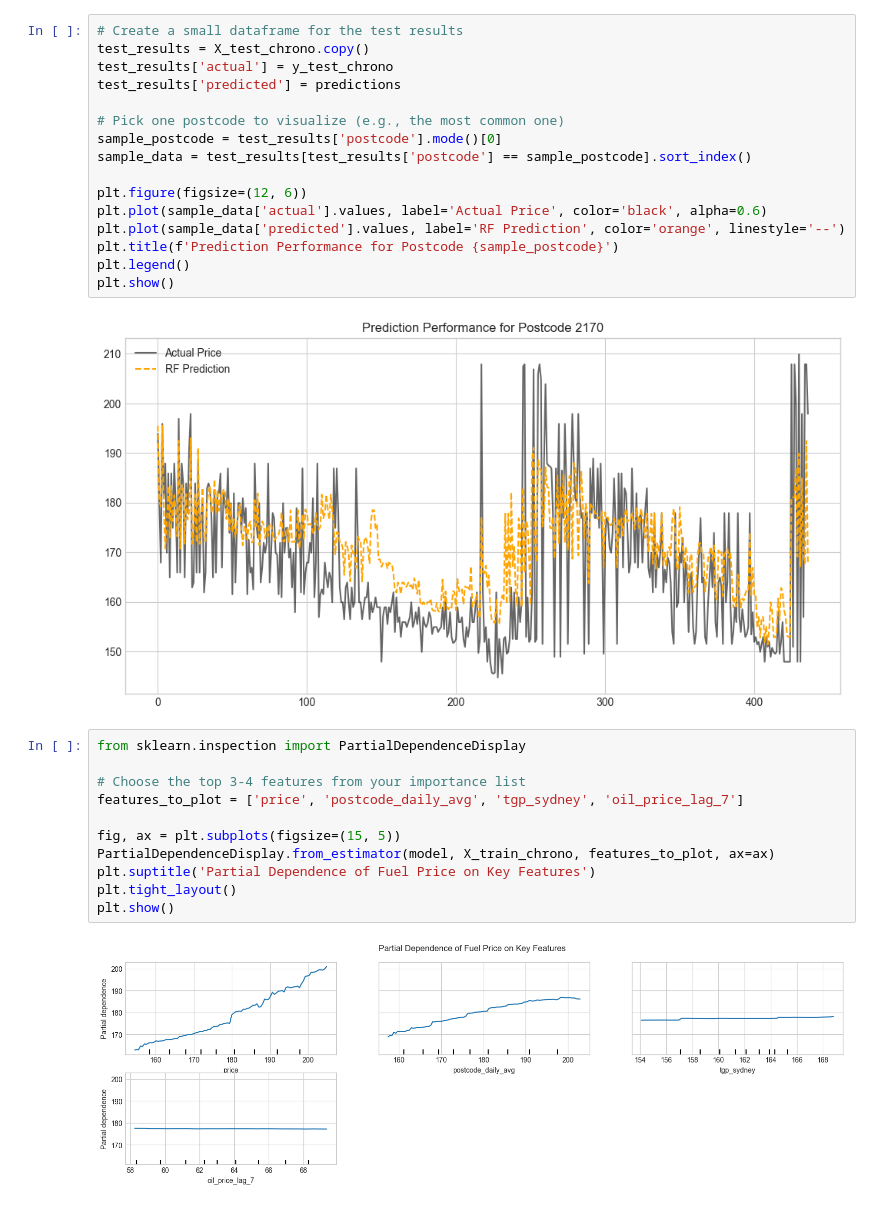
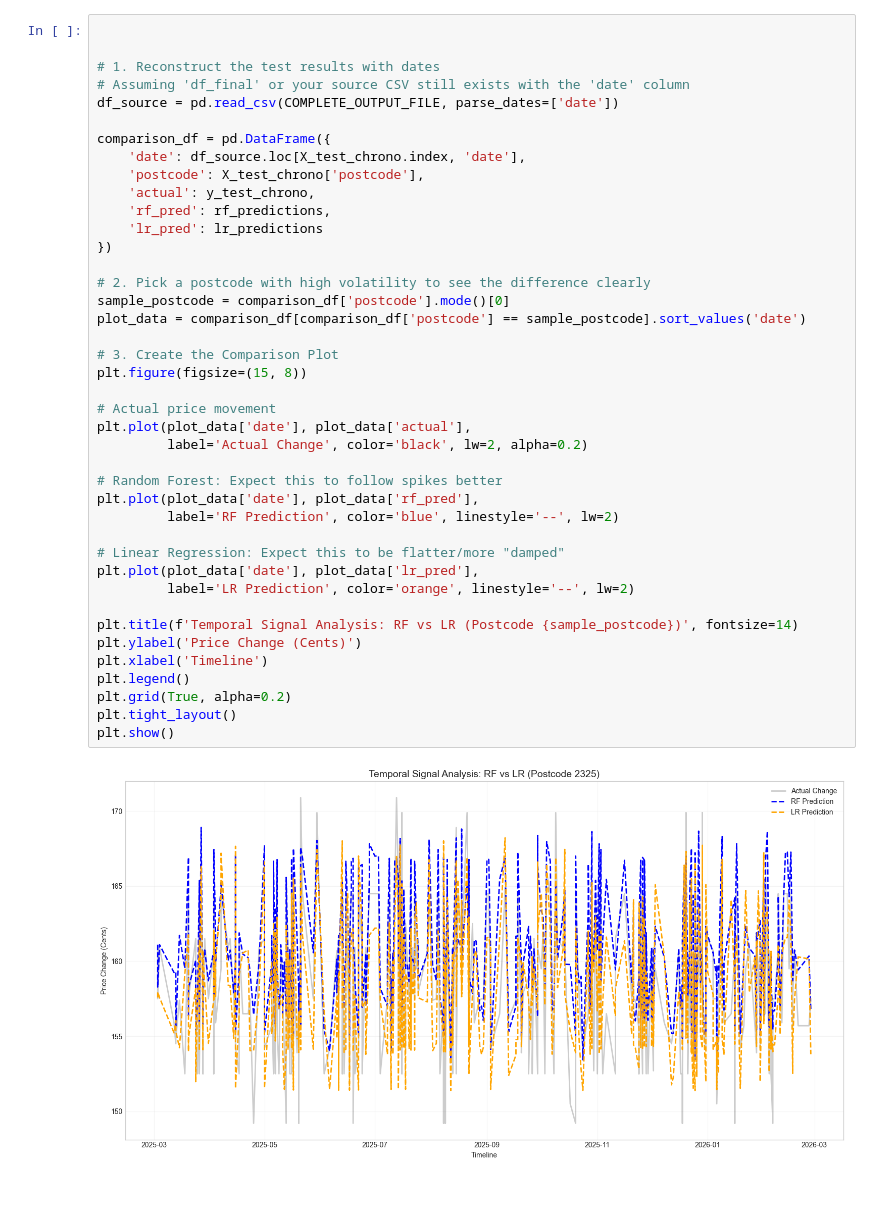
Before and after one commit to tim-fan1/engg2112, a Jupyter notebook: main.ipynb, the cells around one changed output. Saved outputs shown, nothing was run; the diff lists cells and outputs as text.

```diff
--- a/main.ipynb
+++ b/main.ipynb
@@ -127,31 +506,43 @@ plt.show()
 # %%
-# Create a small dataframe for the test results
-test_results = X_test_chrono.copy()
-test_results['actual'] = y_test_chrono
-test_results['predicted'] = predictions
 
-# Pick one postcode to visualize (e.g., the most common one)
-sample_postcode = test_results['postcode'].mode()[0]
-sample_data = test_results[test_results['postcode'] == sample_postcode].sort_index()
 
-plt.figure(figsize=(12, 6))
-plt.plot(sample_data['actual'].values, label='Actual Price', color='black', alpha=0.6)
-plt.plot(sample_data['predicted'].values, label='RF Prediction', color='orange', linestyle='--')
-plt.title(f'Prediction Performance for Postcode {sample_postcode}')
+# 1. Reconstruct the test results with dates
+# Assuming 'df_final' or your source CSV still exists with the 'date' column
+df_source = pd.read_csv(COMPLETE_OUTPUT_FILE, parse_dates=['date'])
+
+comparison_df = pd.DataFrame({
+    'date': df_source.loc[X_test_chrono.index, 'date'],
+    'postcode': X_test_chrono['postcode'],
+    'actual': y_test_chrono,
+    'rf_pred': rf_predictions,
+    'lr_pred': lr_predictions
+})
+
+# 2. Pick a postcode with high volatility to see the difference clearly
+sample_postcode = comparison_df['postcode'].mode()[0]
+plot_data = comparison_df[comparison_df['postcode'] == sample_postcode].sort_values('date')
+
+# 3. Create the Comparison Plot
+plt.figure(figsize=(15, 8))
+
+# Actual price movement
+plt.plot(plot_data['date'], plot_data['actual'],
+         label='Actual Change', color='black', lw=2, alpha=0.2)
+
+# Random Forest: Expect this to follow spikes better
+plt.plot(plot_data['date'], plot_data['rf_pred'],
+         label='RF Prediction', color='blue', linestyle='--', lw=2)
+
+# Linear Regression: Expect this to be flatter/more "damped"
+plt.plot(plot_data['date'], plot_data['lr_pred'],
+         label='LR Prediction', color='orange', linestyle='--', lw=2)
+
+plt.title(f'Temporal Signal Analysis: RF vs LR (Postcode {sample_postcode})', fontsize=14)
+plt.ylabel('Price Change (Cents)')
+plt.xlabel('Timeline')
 plt.legend()
+plt.grid(True, alpha=0.2)
+plt.tight_layout()
 plt.show()
 # %% [output]
-[figure, old version]
+[figure, new version]
-# %%
-from sklearn.inspection import PartialDependenceDisplay
-
-# Choose the top 3-4 features from your importance list
-features_to_plot = ['price', 'postcode_daily_avg', 'tgp_sydney', 'oil_price_lag_7']
-
-fig, ax = plt.subplots(figsize=(15, 5))
-PartialDependenceDisplay.from_estimator(model, X_train_chrono, features_to_plot, ax=ax)
-plt.suptitle('Partial Dependence of Fuel Price on Key Features')
-plt.tight_layout()
-plt.show()
-# %% [output]
-[figure, removed]
```
Also changed, not shown: parts of 40 cells of this notebook, 13 other files.
